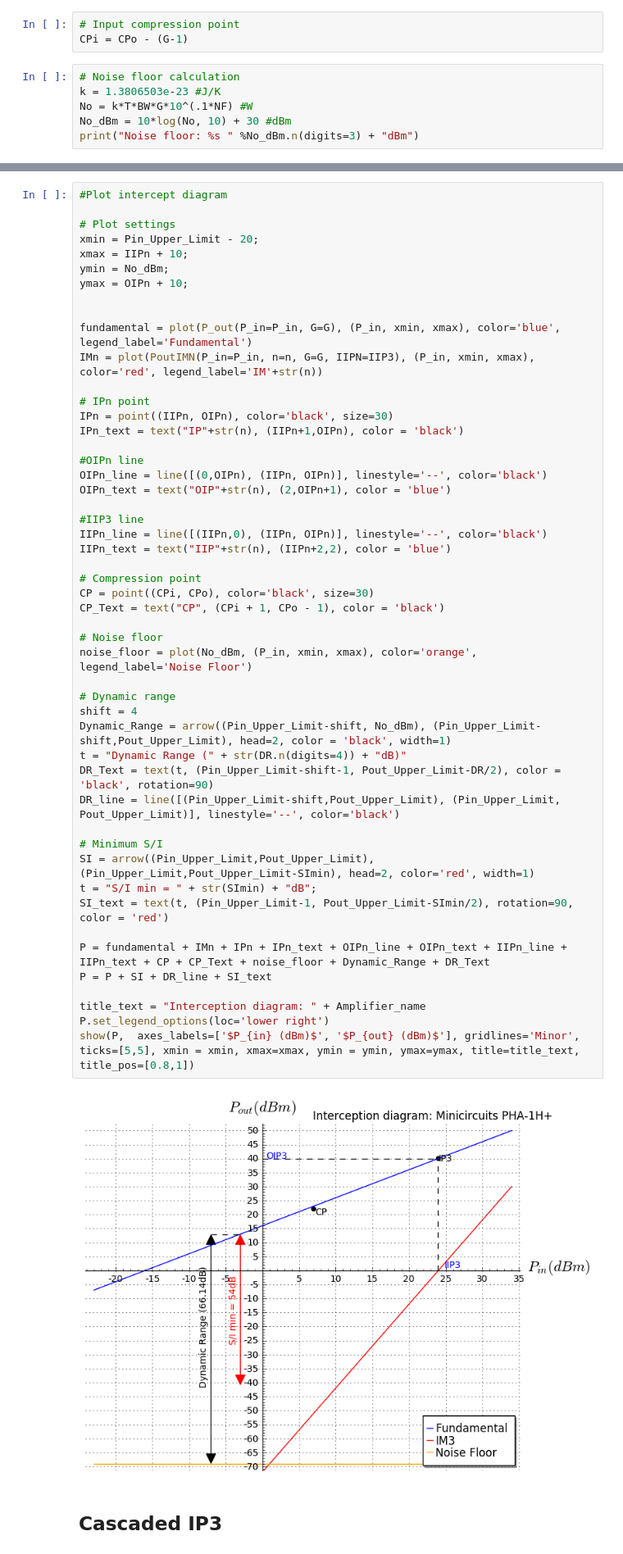
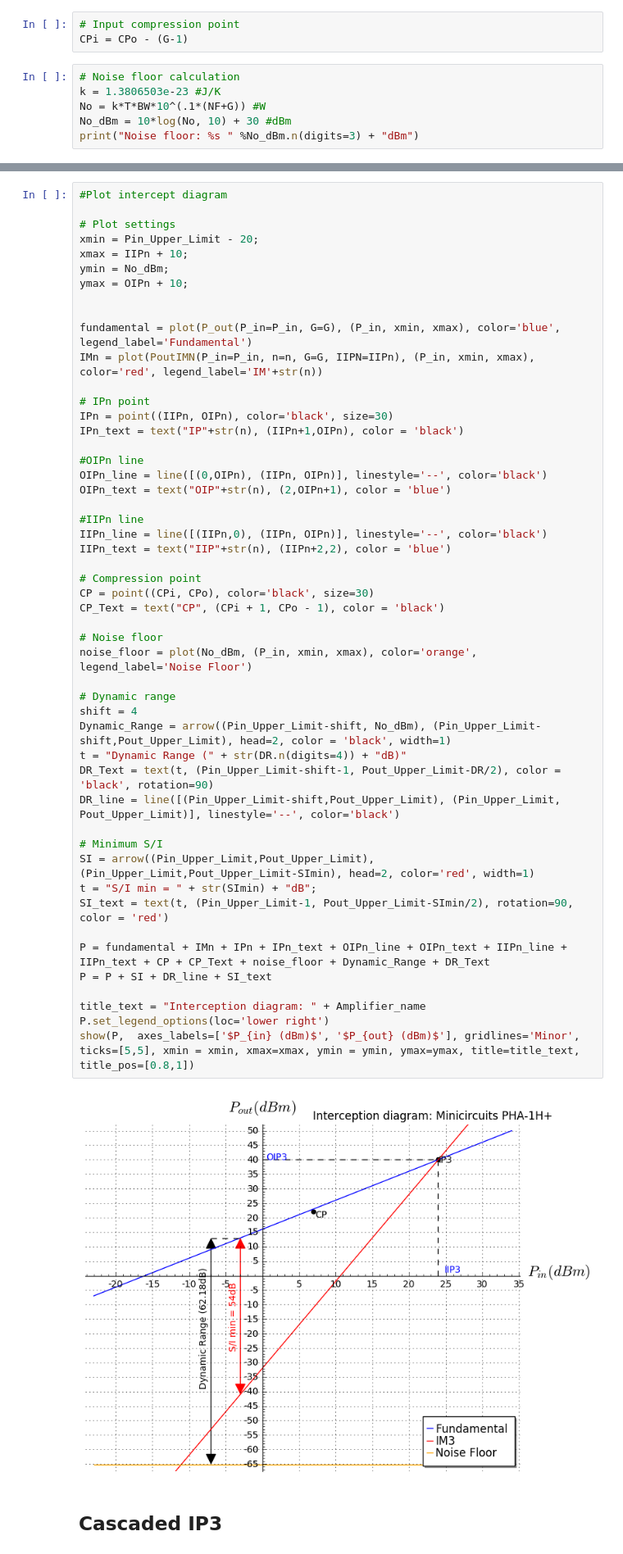
Before and after one commit to andresmmera/Notes, a Jupyter notebook: Intercept Point (IPn) diagram.ipynb, the cells around one changed output, grey strips where cells are left out. Shown: that part at 82% size. Cells and saved outputs as stored; diff of their text form.

```diff
--- a/Intercept Point (IPn) diagram.ipynb
+++ b/Intercept Point (IPn) diagram.ipynb
@@ -50,7 +50,7 @@ CPi = CPo - (G-1)
 # %%
 # Noise floor calculation
 k = 1.3806503e-23 #J/K
-No = k*T*BW*G*10^(.1*NF) #W
+No = k*T*BW*10^(.1*(NF+G)) #W
 No_dBm = 10*log(No, 10) + 30 #dBm
 print("Noise floor: %s " %No_dBm.n(digits=3) + "dBm")
 # %% [output]
@@ -95,7 +95,7 @@ ymax = OIPn + 10;
 
 
 fundamental = plot(P_out(P_in=P_in, G=G), (P_in, xmin, xmax), color='blue', legend_label='Fundamental')
-IMn = plot(PoutIMN(P_in=P_in, n=n, G=G, IIPN=IIP3), (P_in, xmin, xmax), color='red', legend_label='IM'+str(n))
+IMn = plot(PoutIMN(P_in=P_in, n=n, G=G, IIPN=IIPn), (P_in, xmin, xmax), color='red', legend_label='IM'+str(n))
 
 # IPn point
 IPn = point((IIPn, OIPn), color='black', size=30)
@@ -105,37 +105,37 @@ IPn_text = text("IP"+str(n), (IIPn+1,OIPn), color = 'black')
 OIPn_line = line([(0,OIPn), (IIPn, OIPn)], linestyle='--', color='black')
 OIPn_text = text("OIP"+str(n), (2,OIPn+1), color = 'blue')
 
-#IIP3 line
+#IIPn line
 IIPn_line = line([(IIPn,0), (IIPn, OIPn)], linestyle='--', color='black')
 IIPn_text = text("IIP"+str(n), (IIPn+2,2), color = 'blue')
 
 # Compression point
 CP = point((CPi, CPo), color='black', size=30)
 CP_Text = text("CP", (CPi + 1, CPo - 1), color = 'black')
 
 # Noise floor
 noise_floor = plot(No_dBm, (P_in, xmin, xmax), color='orange', legend_label='Noise Floor')
 
 # Dynamic range
 shift = 4
 Dynamic_Range = arrow((Pin_Upper_Limit-shift, No_dBm), (Pin_Upper_Limit-shift,Pout_Upper_Limit), head=2, color = 'black', width=1)
 t = "Dynamic Range (" + str(DR.n(digits=4)) + "dB)"
 DR_Text = text(t, (Pin_Upper_Limit-shift-1, Pout_Upper_Limit-DR/2), color = 'black', rotation=90)
 DR_line = line([(Pin_Upper_Limit-shift,Pout_Upper_Limit), (Pin_Upper_Limit, Pout_Upper_Limit)], linestyle='--', color='black')
 
 # Minimum S/I
 SI = arrow((Pin_Upper_Limit,Pout_Upper_Limit), (Pin_Upper_Limit,Pout_Upper_Limit-SImin), head=2, color='red', width=1)
 t = "S/I min = " + str(SImin) + "dB";
 SI_text = text(t, (Pin_Upper_Limit-1, Pout_Upper_Limit-SImin/2), rotation=90, color = 'red')
 
 P = fundamental + IMn + IPn + IPn_text + OIPn_line + OIPn_text + IIPn_line + IIPn_text + CP + CP_Text + noise_floor + Dynamic_Range + DR_Text
 P = P + SI + DR_line + SI_text
 
 title_text = "Interception diagram: " + Amplifier_name
 P.set_legend_options(loc='lower right')
 show(P,  axes_labels=['$P_{in} (dBm)$', '$P_{out} (dBm)$'], gridlines='Minor', ticks=[5,5], xmin = xmin, xmax=xmax, ymin = ymin, ymax=ymax, title=title_text, title_pos=[0.8,1])
 # %% [output]
-[figure, old version]
+[figure, new version]
 # %% [markdown]
 Cascaded IP3
 ---
```
Also changed, not shown: parts of 4 cells of this notebook.
